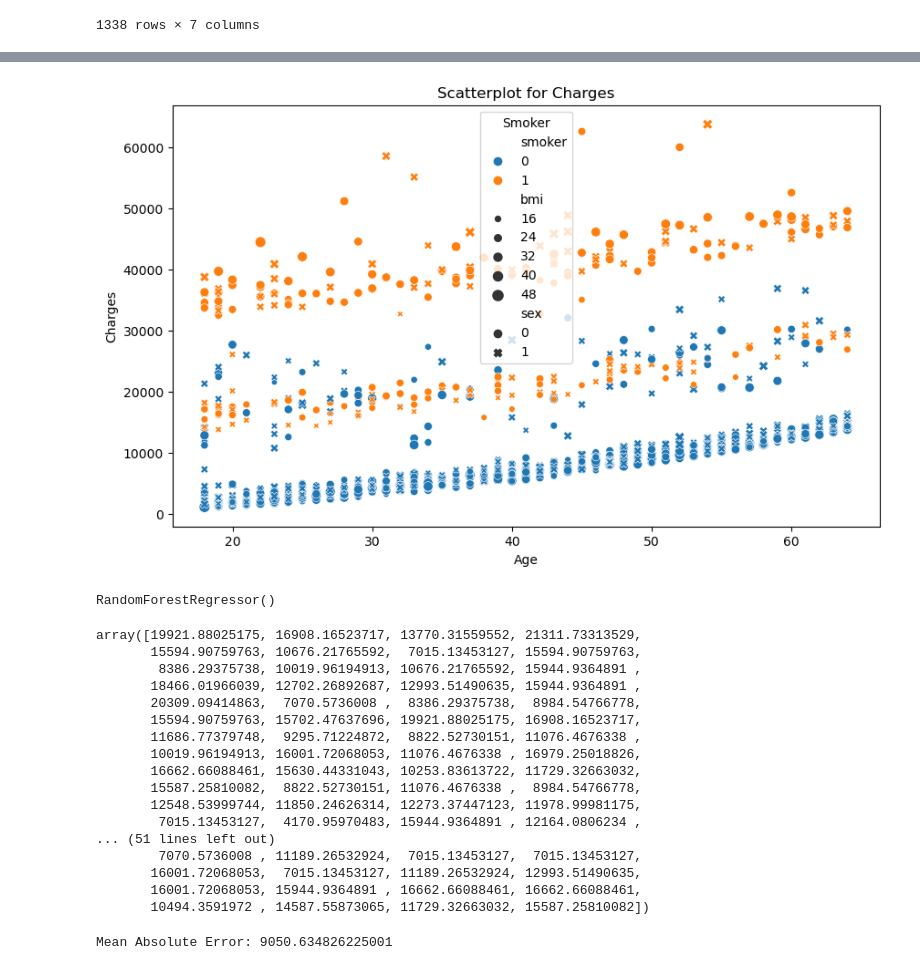
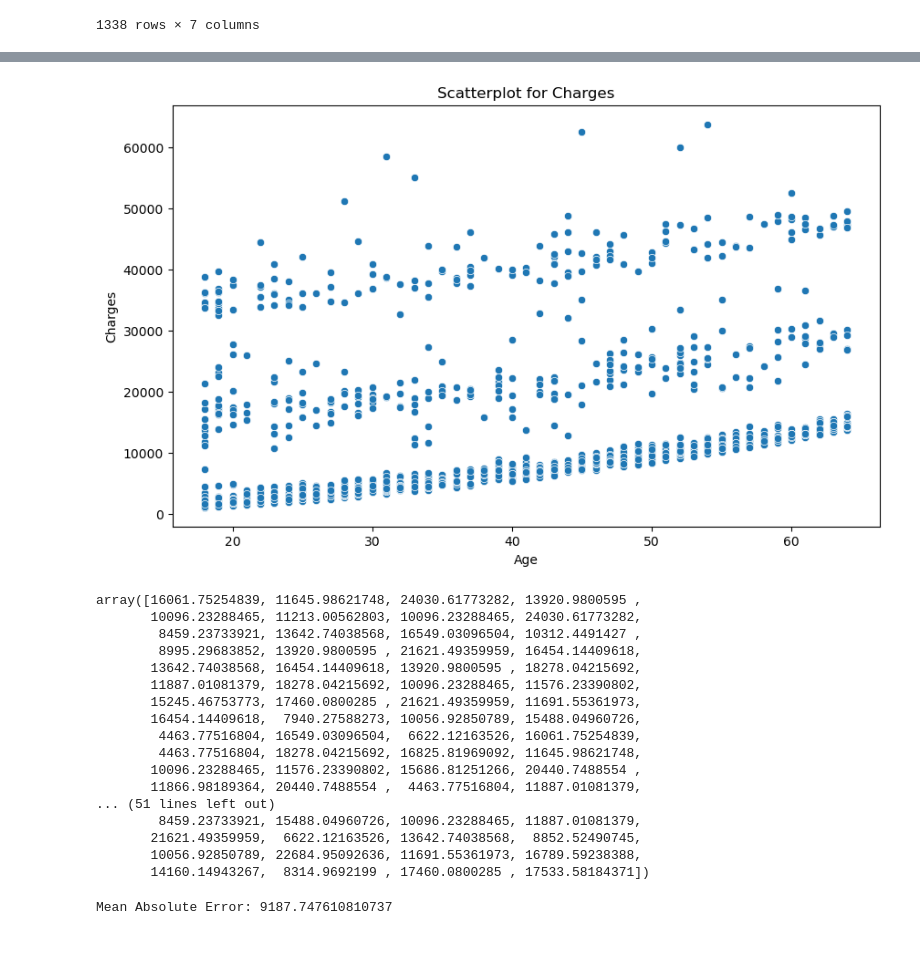
Before and after one commit to ademicho123/Insurance-Predictive-Model, a Jupyter notebook: insurance _ regression.ipynb, the cells around one changed output, grey strips where cells are left out. Saved outputs shown, nothing was run; the diff lists cells and outputs as text; code cells hidden in the pictures.

```diff
--- a/insurance _ regression.ipynb
+++ b/insurance _ regression.ipynb
@@ -67,0 +65,3 @@ y = ins['charges']
+# %%
+# Dropping the 'region' column
+ins.drop('region', axis=1, inplace=True)
@@ -68,12 +72,11 @@ y = ins['charges']
 # %%
 # Plotting scatterplot for x and y variables
 plt.figure(figsize=(10, 6))
-sns.scatterplot(data=ins, x='age', y='charges', hue='smoker', style='sex', size='bmi')
+sns.scatterplot(data=ins, x='age', y='charges')
 plt.title('Scatterplot for Charges')
 plt.xlabel('Age')
 plt.ylabel('Charges')
-plt.legend(title='Smoker')
 plt.show()
 plt.close()
 # %% [output]
-[figure, old version]
+[figure, new version]
@@ -83,36 +86,38 @@ x_train, x_test, y_train, y_test = train_test_split(x, y, test_size = 0.2, rando
 # %%
 # # Creating and Training the model
-model = RandomForestRegressor()
+model = RandomForestRegressor(random_state=42)
 
 # Training the model
 model.fit(x_train, y_train)
+
+# Save the model to a pickle file
+with open('ins_model.pkl', 'wb') as file:
+    pickle.dump(model, file)
-# %% [output]
-RandomForestRegressor()
 # %%
 # Create the predictions
 predictions = model.predict(x_test)
 predictions
 # %% [output]
-array([19921.88025175, 16908.16523717, 13770.31559552, 21311.73313529,
-       15594.90759763, 10676.21765592,  7015.13453127, 15594.90759763,
-        8386.29375738, 10019.96194913, 10676.21765592, 15944.9364891 ,
-       18466.01966039, 12702.26892687, 12993.51490635, 15944.9364891 ,
-       20309.09414863,  7070.5736008 ,  8386.29375738,  8984.54766778,
-       15594.90759763, 15702.47637696, 19921.88025175, 16908.16523717,
-       11686.77379748,  9295.71224872,  8822.52730151, 11076.4676338 ,
-       10019.96194913, 16001.72068053, 11076.4676338 , 16979.25018826,
-       16662.66088461, 15630.44331043, 10253.83613722, 11729.32663032,
-       15587.25810082,  8822.52730151, 11076.4676338 ,  8984.54766778,
-       12548.53999744, 11850.24626314, 12273.37447123, 11978.99981175,
-        7015.13453127,  4170.95970483, 15944.9364891 , 12164.0806234 ,
+array([16061.75254839, 11645.98621748, 24030.61773282, 13920.9800595 ,
+       10096.23288465, 11213.00562803, 10096.23288465, 24030.61773282,
+        8459.23733921, 13642.74038568, 16549.03096504, 10312.4491427 ,
+        8995.29683852, 13920.9800595 , 21621.49359959, 16454.14409618,
+       13642.74038568, 16454.14409618, 13920.9800595 , 18278.04215692,
+       11887.01081379, 18278.04215692, 10096.23288465, 11576.23390802,
+       15245.46753773, 17460.0800285 , 21621.49359959, 11691.55361973,
+       16454.14409618,  7940.27588273, 10056.92850789, 15488.04960726,
+        4463.77516804, 16549.03096504,  6622.12163526, 16061.75254839,
+        4463.77516804, 18278.04215692, 16825.81969092, 11645.98621748,
+       10096.23288465, 11576.23390802, 15686.81251266, 20440.7488554 ,
+       11866.98189364, 20440.7488554 ,  4463.77516804, 11887.01081379,
 ... (51 lines left out)
-        7070.5736008 , 11189.26532924,  7015.13453127,  7015.13453127,
-       16001.72068053,  7015.13453127, 11189.26532924, 12993.51490635,
-       16001.72068053, 15944.9364891 , 16662.66088461, 16662.66088461,
-       10494.3591972 , 14587.55873065, 11729.32663032, 15587.25810082])
+        8459.23733921, 15488.04960726, 10096.23288465, 11887.01081379,
+       21621.49359959,  6622.12163526, 13642.74038568,  8852.52490745,
+       10056.92850789, 22684.95092636, 11691.55361973, 16789.59238388,
+       14160.14943267,  8314.9692199 , 17460.0800285 , 17533.58184371])
 # %%
 #Checking the precision, recall and f1-score
 mae = mean_absolute_error(y_test, predictions)
 print(f'Mean Absolute Error: {mae}')
 # %% [output]
-Mean Absolute Error: 9050.634826225001
+Mean Absolute Error: 9187.747610810737
```
Also changed, not shown: parts of 9 cells of this notebook, 5 other files.
